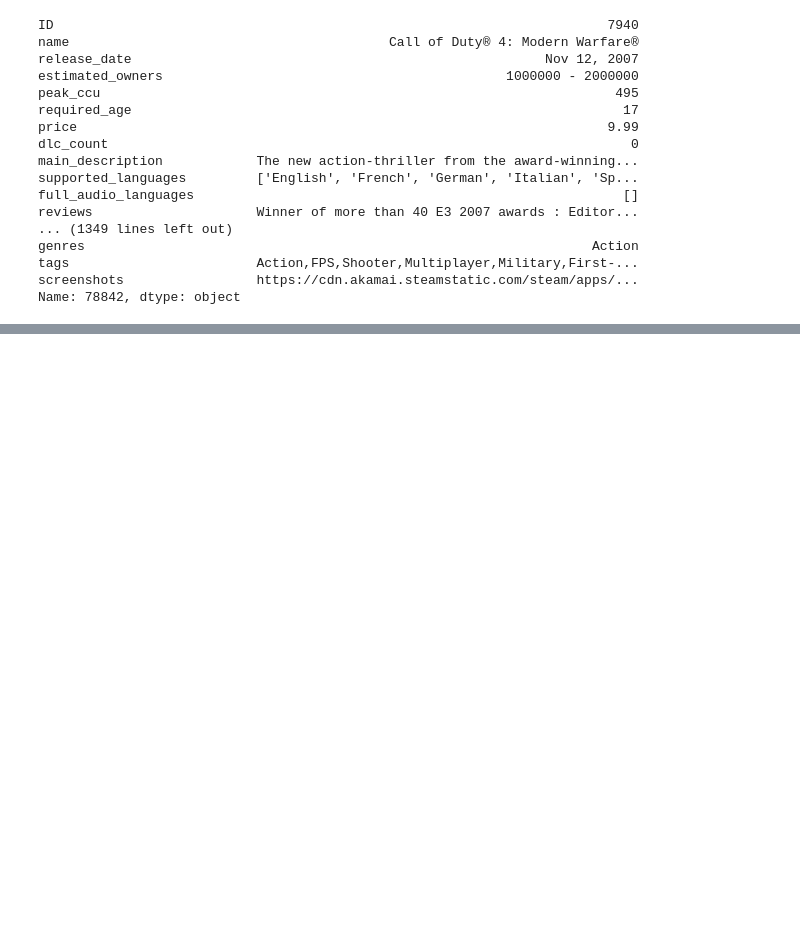
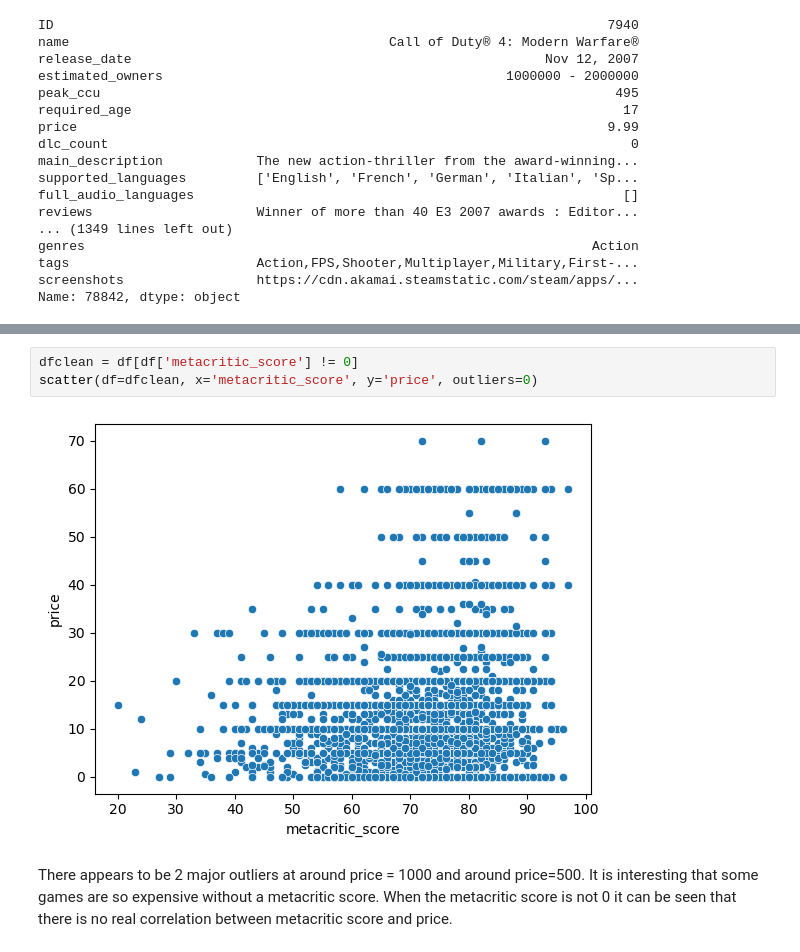
Before and after one commit to Charred-Baguette/AI-AT-CCIC, a Jupyter notebook: Semester 1/Games/games.ipynb, the cells around one changed output, grey strips where cells are left out. Saved outputs shown, nothing was run; the diff lists cells and outputs as text; blank space fills up the shorter version.

```diff
--- a/Semester 1/Games/games.ipynb
+++ b/Semester 1/Games/games.ipynb
@@ -90,0 +101,7 @@ Name: 78842, dtype: object
+# %%
+dfclean = df[df['metacritic_score'] != 0]
+scatter(df=dfclean, x='metacritic_score', y='price', outliers=0)
+# %% [output]
+[figure, added]
+# %% [markdown]
+There appears to be 2 major outliers at around price = 1000 and around price=500. It is interesting that some games are so expensive without a metacritic score. When the metacritic score is not 0 it can be seen that there is no real correlation between metacritic score and price.
```
Also changed, not shown: parts of 1 cell of this notebook, 1 other file.
